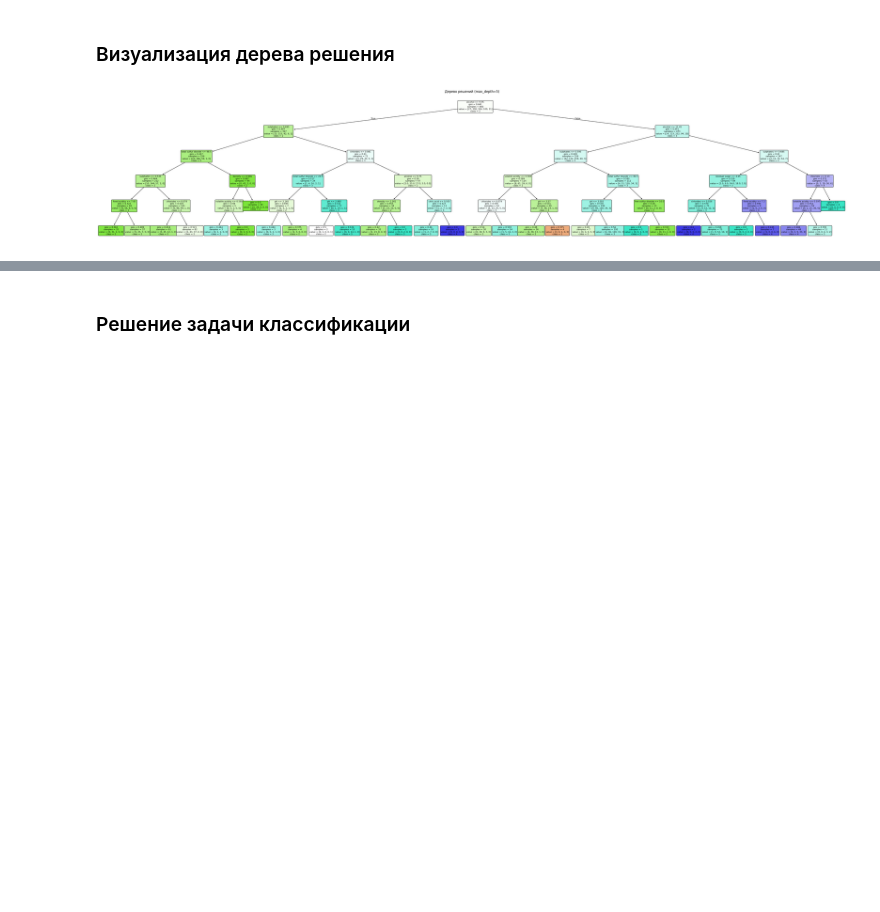
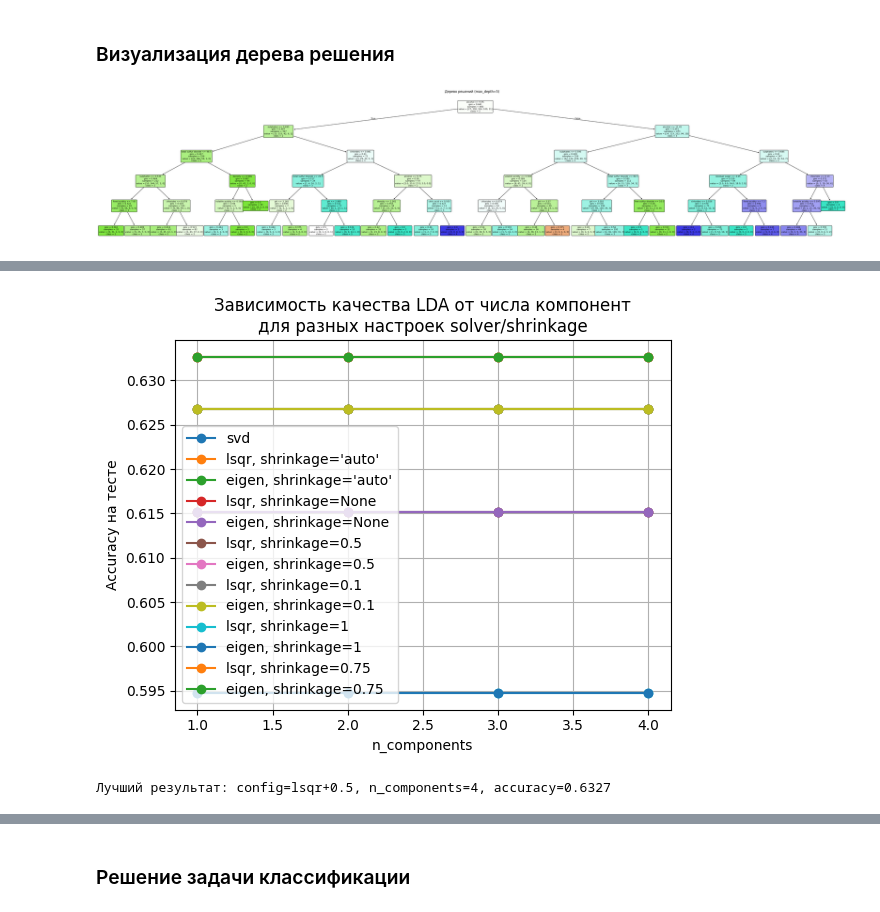
Before and after one commit to olesya1119/ML, a Jupyter notebook: lab3/notebook.ipynb, the cells around one changed output, grey strips where cells are left out. Saved outputs shown, nothing was run; the diff lists cells and outputs as text; code cells hidden in the pictures; blank space fills up the shorter version.

```diff
--- a/lab3/notebook.ipynb
+++ b/lab3/notebook.ipynb
@@ -479,0 +549,70 @@ plt.show()
+# %%
+from sklearn.discriminant_analysis import LinearDiscriminantAnalysis
+
+
+n_features = X_train_scaled.shape[1]
+n_classes = len(np.unique(y_train))
+max_components = min(n_features, n_classes - 1)
+
+components_range = range(1, max_components + 1)
+
+configs = [
+    ("svd",   {"solver": "svd",  "shrinkage": None},          "svd"),
+    ("lsqr+auto", {"solver": "lsqr", "shrinkage": "auto"},    "lsqr, shrinkage='auto'"),
+    ("eigen+auto", {"solver": "eigen", "shrinkage": "auto"},    "eigen, shrinkage='auto'"),
+    ("lsqr+None", {"solver": "lsqr", "shrinkage": None},    "lsqr, shrinkage=None"),
+    ("eigen+None", {"solver": "eigen", "shrinkage": None},    "eigen, shrinkage=None"),
+    ("lsqr+0.5", {"solver": "lsqr", "shrinkage": 0.5},    "lsqr, shrinkage=0.5"),
+    ("eigen+0.5", {"solver": "eigen", "shrinkage": 0.5},    "eigen, shrinkage=0.5"),
+    ("lsqr+0.1", {"solver": "lsqr", "shrinkage": 0.1},    "lsqr, shrinkage=0.1"),
+    ("eigen+0.1", {"solver": "eigen", "shrinkage": 0.1},    "eigen, shrinkage=0.1"),
+    ("lsqr+1", {"solver": "lsqr", "shrinkage": 1},    "lsqr, shrinkage=1"),
+    ("eigen+1", {"solver": "eigen", "shrinkage": 1},    "eigen, shrinkage=1"),
+    ("lsqr+0.75", {"solver": "lsqr", "shrinkage": 0.75},    "lsqr, shrinkage=0.75"),
+    ("eigen+0.75", {"solver": "eigen", "shrinkage": 0.75},    "eigen, shrinkage=0.75"),
+
+]
+
+results = []
+
+plt.figure()
+
+for label, params, legend_label in configs:
+    acc_list = []
+    for n_comp in components_range:
+        lda = LinearDiscriminantAnalysis(
+            solver=params["solver"],
+            shrinkage=params["shrinkage"],
+            n_components=n_comp
+        )
+        lda.fit(X_train_scaled, y_train)
+        y_pred = lda.predict(X_test_scaled)
+        acc = accuracy_score(y_test, y_pred)
+        acc_list.append(acc)
+
+        results.append({
+            "config": label,
+            "n_components": n_comp,
+            "accuracy": acc
+        })
+
+    plt.plot(list(components_range), acc_list, marker="o", label=legend_label)
+
+plt.xlabel("n_components")
+plt.ylabel("Accuracy на тесте")
+plt.title("Зависимость качества LDA от числа компонент\nдля разных настроек solver/shrinkage")
+plt.grid(True)
+plt.legend()
+plt.show()
+
+results_df = pd.DataFrame(results)
+best_row = results_df.sort_values("accuracy", ascending=False).iloc[0]
+print(
+    "Лучший результат:",
+    f"config={best_row['config']},",
+    f"n_components={best_row['n_components']},",
+    f"accuracy={best_row['accuracy']:.4f}"
+)
+# %% [output]
+[figure, added]
+Лучший результат: config=lsqr+0.5, n_components=4, accuracy=0.6327
```
Also changed, not shown: parts of 19 cells of this notebook, 1 other file.
